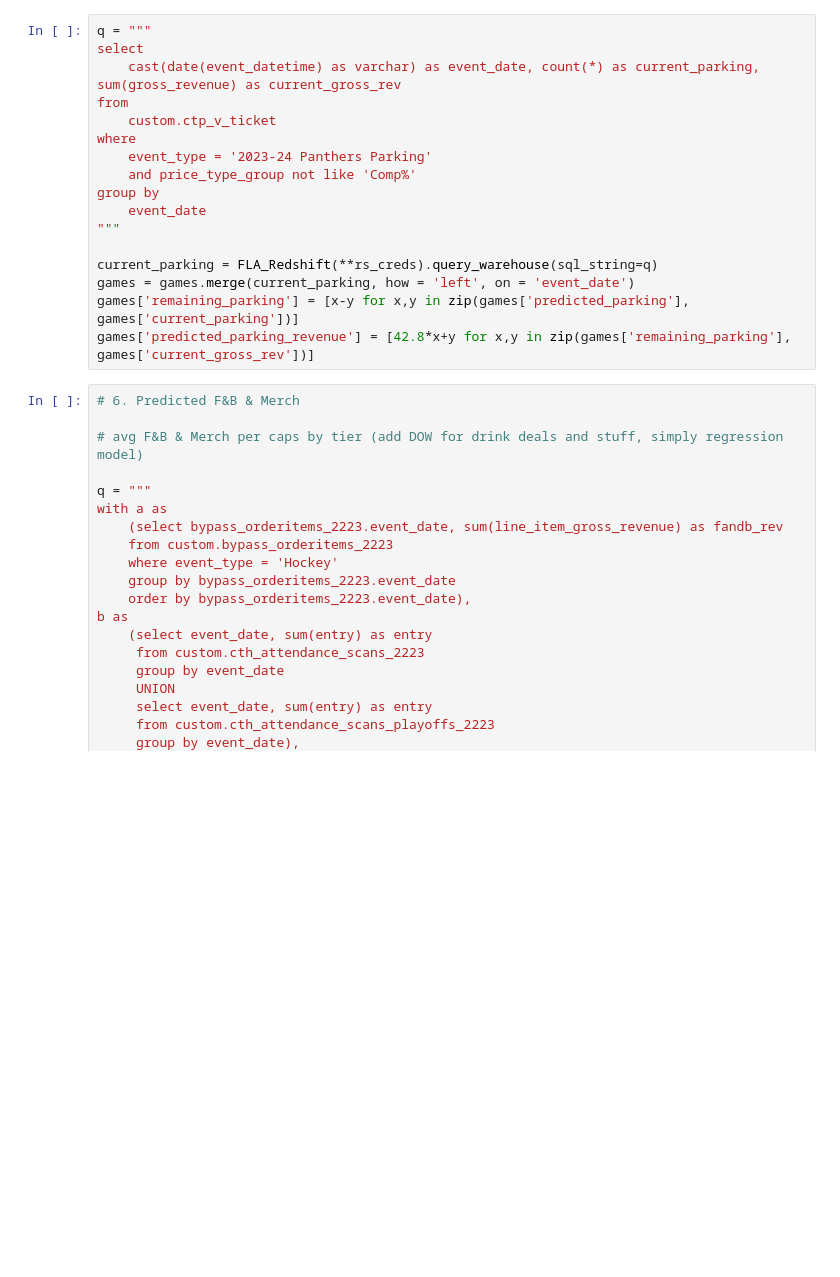
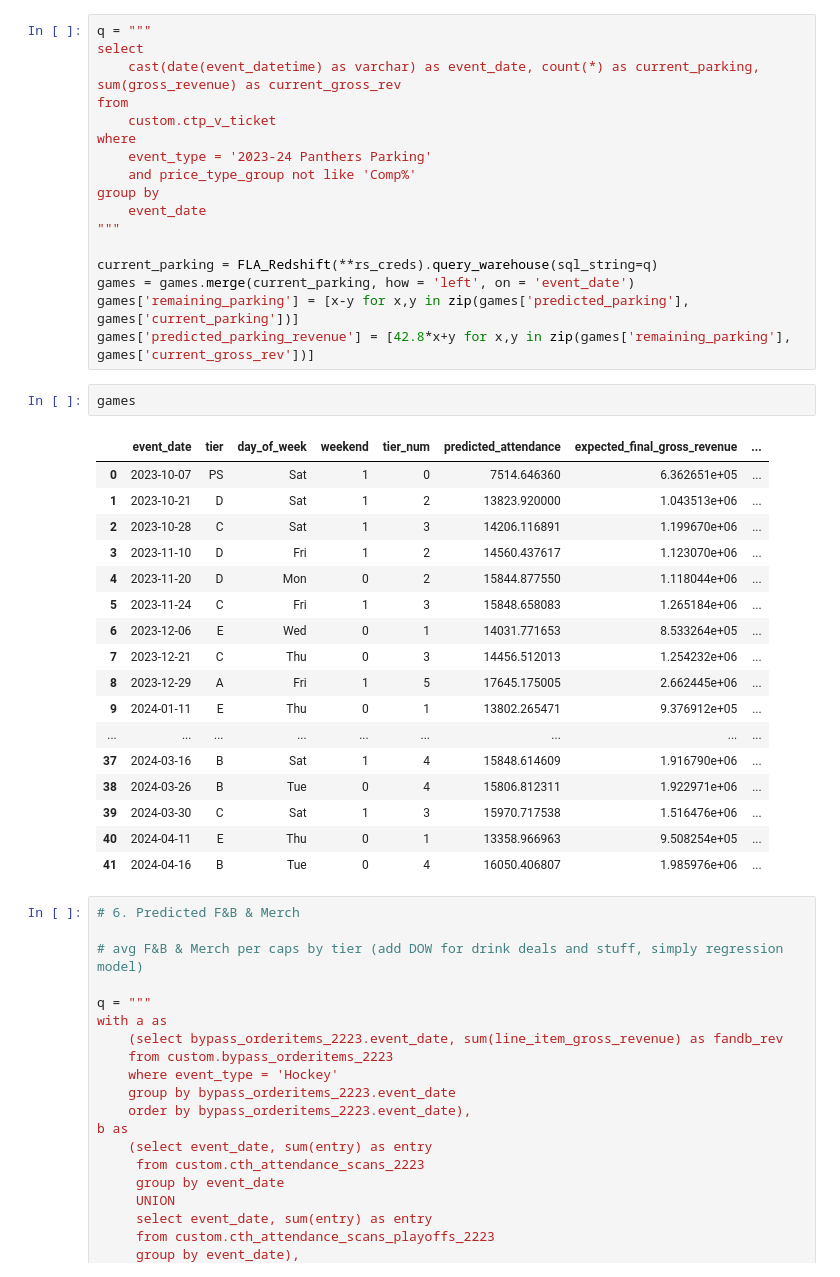
Before and after one commit to riffere-fla/pandas_party, a Jupyter notebook: final_gameday_pipeline_2324.ipynb, the cells around one changed output. Saved outputs shown, nothing was run; the diff lists cells and outputs as text; blank space fills up the shorter version.

```diff
--- a/final_gameday_pipeline_2324.ipynb
+++ b/final_gameday_pipeline_2324.ipynb
@@ -218,6 +238,26 @@ current_parking = FLA_Redshift(**rs_creds).query_warehouse(sql_string=q)
 games = games.merge(current_parking, how = 'left', on = 'event_date')
 games['remaining_parking'] = [x-y for x,y in zip(games['predicted_parking'], games['current_parking'])]
 games['predicted_parking_revenue'] = [42.8*x+y for x,y in zip(games['remaining_parking'], games['current_gross_rev'])]
+# %%
+games
+# %% [output]
+|  | event_date | tier | day_of_week | weekend | tier_num | predicted_attendance | expected_final_gross_revenue | ... |
+| 0 | 2023-10-07 | PS | Sat | 1 | 0 | 7514.646360 | 6.362651e+05 | ... |
+| 1 | 2023-10-21 | D | Sat | 1 | 2 | 13823.920000 | 1.043513e+06 | ... |
+| 2 | 2023-10-28 | C | Sat | 1 | 3 | 14206.116891 | 1.199670e+06 | ... |
+| 3 | 2023-11-10 | D | Fri | 1 | 2 | 14560.437617 | 1.123070e+06 | ... |
+| 4 | 2023-11-20 | D | Mon | 0 | 2 | 15844.877550 | 1.118044e+06 | ... |
+| 5 | 2023-11-24 | C | Fri | 1 | 3 | 15848.658083 | 1.265184e+06 | ... |
+| 6 | 2023-12-06 | E | Wed | 0 | 1 | 14031.771653 | 8.533264e+05 | ... |
+| 7 | 2023-12-21 | C | Thu | 0 | 3 | 14456.512013 | 1.254232e+06 | ... |
+| 8 | 2023-12-29 | A | Fri | 1 | 5 | 17645.175005 | 2.662445e+06 | ... |
+| 9 | 2024-01-11 | E | Thu | 0 | 1 | 13802.265471 | 9.376912e+05 | ... |
+| ... | ... | ... | ... | ... | ... | ... | ... | ... |
+| 37 | 2024-03-16 | B | Sat | 1 | 4 | 15848.614609 | 1.916790e+06 | ... |
+| 38 | 2024-03-26 | B | Tue | 0 | 4 | 15806.812311 | 1.922971e+06 | ... |
+| 39 | 2024-03-30 | C | Sat | 1 | 3 | 15970.717538 | 1.516476e+06 | ... |
+| 40 | 2024-04-11 | E | Thu | 0 | 1 | 13358.966963 | 9.508254e+05 | ... |
+| 41 | 2024-04-16 | B | Tue | 0 | 4 | 16050.406807 | 1.985976e+06 | ... |
 # %%
 # 6. Predicted F&B & Merch
 
```
Also changed, not shown: parts of 3 cells of this notebook, 4 other files.
